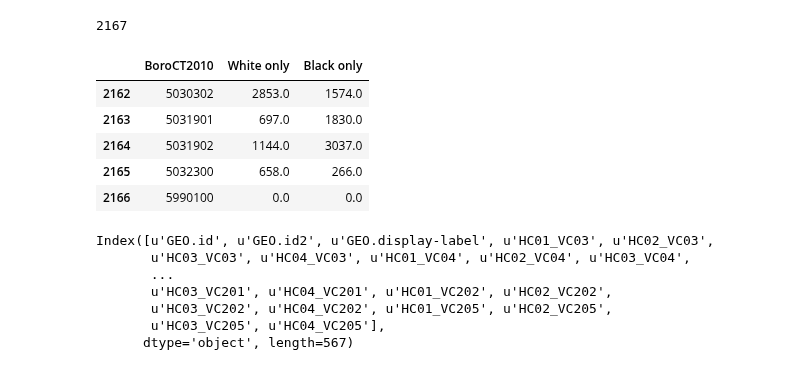
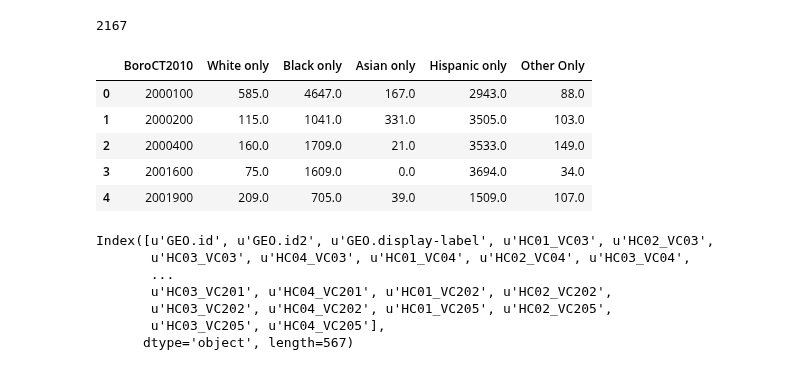
Before and after one commit to Naveed1842/Capstone, a Jupyter notebook: Demographic dataframe 2014- NTA Level.ipynb, the cells around one changed output. Saved outputs shown, nothing was run; the diff lists cells and outputs as text; code cells hidden in the pictures.

```diff
--- a/Demographic dataframe 2014- NTA Level.ipynb
+++ b/Demographic dataframe 2014- NTA Level.ipynb
@@ -401,8 +388,8 @@ Index([u'Id', u'Id2', u'Geography',
       dtype='object', length=327)
-# %%
-race = race[['Id2', 'Estimate; RACE - One race - White', 'Estimate; RACE - One race - Black or African American']]
+# %%
+race = race[['GEO.id2', 'HC03_VC87', 'HC01_VC94', 'HC01_VC95', 'HC01_VC97', 'HC01_VC88']]
 # %%
-race.columns = ['BoroCT2010', 'White only', 'Black only']
+race.columns = ['BoroCT2010', 'Total Population', 'White only', 'Black only', 'Asian only', 'Hispanic only']
 # %%
 race.replace(regex=True,inplace=True,to_replace=r'\D',value=r'')
 # %%
@@ -415,3 +402,5 @@ len(race)
 2167
 # %%
 race['BoroCT2010'] = mhincome['BoroCT2010']
+# %%
+race['Other Only'] = race['Total Population'] - race['White only'] - race['Black only'] - race['Asian only'] - race['Hispanic only']
@@ -418,12 +409,12 @@ race['BoroCT2010'] = mhincome['BoroCT2010']
 # %%
-race.tail()
+race.head()
 # %% [output]
-|  | BoroCT2010 | White only | Black only |
-| 2162 | 5030302 | 2853.0 | 1574.0 |
-| 2163 | 5031901 | 697.0 | 1830.0 |
-| 2164 | 5031902 | 1144.0 | 3037.0 |
-| 2165 | 5032300 | 658.0 | 266.0 |
-| 2166 | 5990100 | 0.0 | 0.0 |
+|  | BoroCT2010 | White only | Black only | Asian only | Hispanic only | Other Only |
+| 0 | 2000100 | 585.0 | 4647.0 | 167.0 | 2943.0 | 88.0 |
+| 1 | 2000200 | 115.0 | 1041.0 | 331.0 | 3505.0 | 103.0 |
+| 2 | 2000400 | 160.0 | 1709.0 | 21.0 | 3533.0 | 149.0 |
+| 3 | 2001600 | 75.0 | 1609.0 | 0.0 | 3694.0 | 34.0 |
+| 4 | 2001900 | 209.0 | 705.0 | 39.0 | 1509.0 | 107.0 |
 # %%
 #Import median rent data
 mrent = pd.read_csv('2014 Median rent.csv', skiprows=[1])
```
Also changed, not shown: parts of 22 cells of this notebook, 1 other file.
